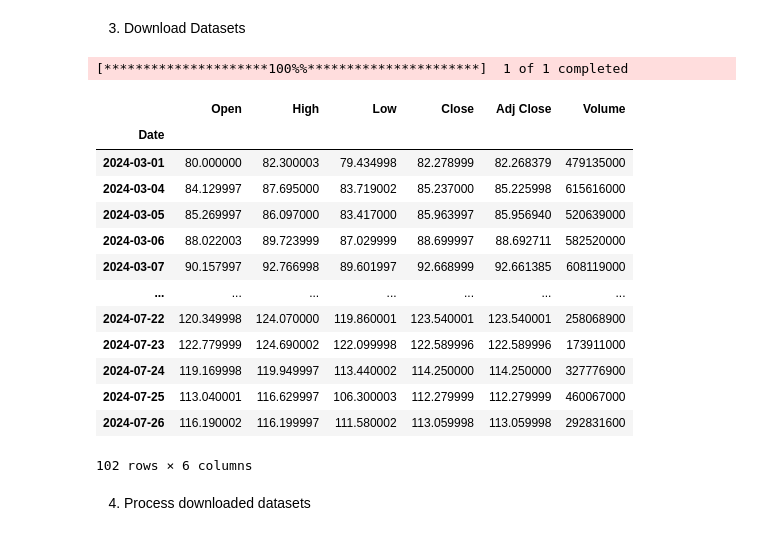
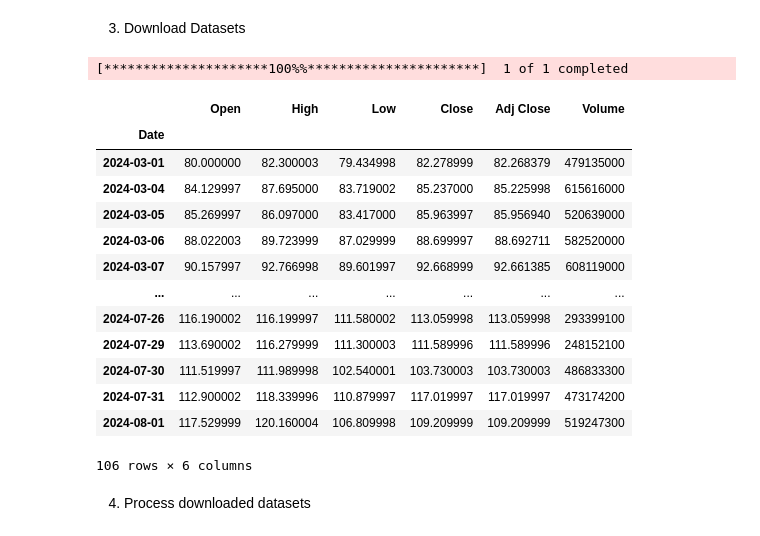
Before and after one commit to ctkqiang/StockAnalysis, a Jupyter notebook: Stock_analysis.ipynb, the cells around one changed output. Saved outputs shown, nothing was run; the diff lists cells and outputs as text; code cells hidden in the pictures.

```diff
--- a/Stock_analysis.ipynb
+++ b/Stock_analysis.ipynb
@@ -116,27 +116,27 @@ display(df)
 # %%
 ticker = "NVDA" # Change this Accordingly
 
 download = False
 
-stock_data = yf.download(ticker, start="2024-03-01", end="2024-07-28")
+stock_data = yf.download(ticker, start="2024-03-01", end="2024-08-02")
 
 display(stock_data)
 # %% [output]
 [*********************100%%**********************]  1 of 1 completed
 |  | Open | High | Low | Close | Adj Close | Volume |
 | Date |  |  |  |  |  |  |
 | 2024-03-01 | 80.000000 | 82.300003 | 79.434998 | 82.278999 | 82.268379 | 479135000 |
 | 2024-03-04 | 84.129997 | 87.695000 | 83.719002 | 85.237000 | 85.225998 | 615616000 |
 | 2024-03-05 | 85.269997 | 86.097000 | 83.417000 | 85.963997 | 85.956940 | 520639000 |
 | 2024-03-06 | 88.022003 | 89.723999 | 87.029999 | 88.699997 | 88.692711 | 582520000 |
 | 2024-03-07 | 90.157997 | 92.766998 | 89.601997 | 92.668999 | 92.661385 | 608119000 |
 | ... | ... | ... | ... | ... | ... | ... |
-| 2024-07-22 | 120.349998 | 124.070000 | 119.860001 | 123.540001 | 123.540001 | 258068900 |
-| 2024-07-23 | 122.779999 | 124.690002 | 122.099998 | 122.589996 | 122.589996 | 173911000 |
-| 2024-07-24 | 119.169998 | 119.949997 | 113.440002 | 114.250000 | 114.250000 | 327776900 |
-| 2024-07-25 | 113.040001 | 116.629997 | 106.300003 | 112.279999 | 112.279999 | 460067000 |
-| 2024-07-26 | 116.190002 | 116.199997 | 111.580002 | 113.059998 | 113.059998 | 292831600 |
+| 2024-07-26 | 116.190002 | 116.199997 | 111.580002 | 113.059998 | 113.059998 | 293399100 |
+| 2024-07-29 | 113.690002 | 116.279999 | 111.300003 | 111.589996 | 111.589996 | 248152100 |
+| 2024-07-30 | 111.519997 | 111.989998 | 102.540001 | 103.730003 | 103.730003 | 486833300 |
+| 2024-07-31 | 112.900002 | 118.339996 | 110.879997 | 117.019997 | 117.019997 | 473174200 |
+| 2024-08-01 | 117.529999 | 120.160004 | 106.809998 | 109.209999 | 109.209999 | 519247300 |
-102 rows × 6 columns
+106 rows × 6 columns
 # %% [markdown]
 4. Process downloaded datasets
 # %%
```
Also changed, not shown: parts of 7 cells of this notebook.
